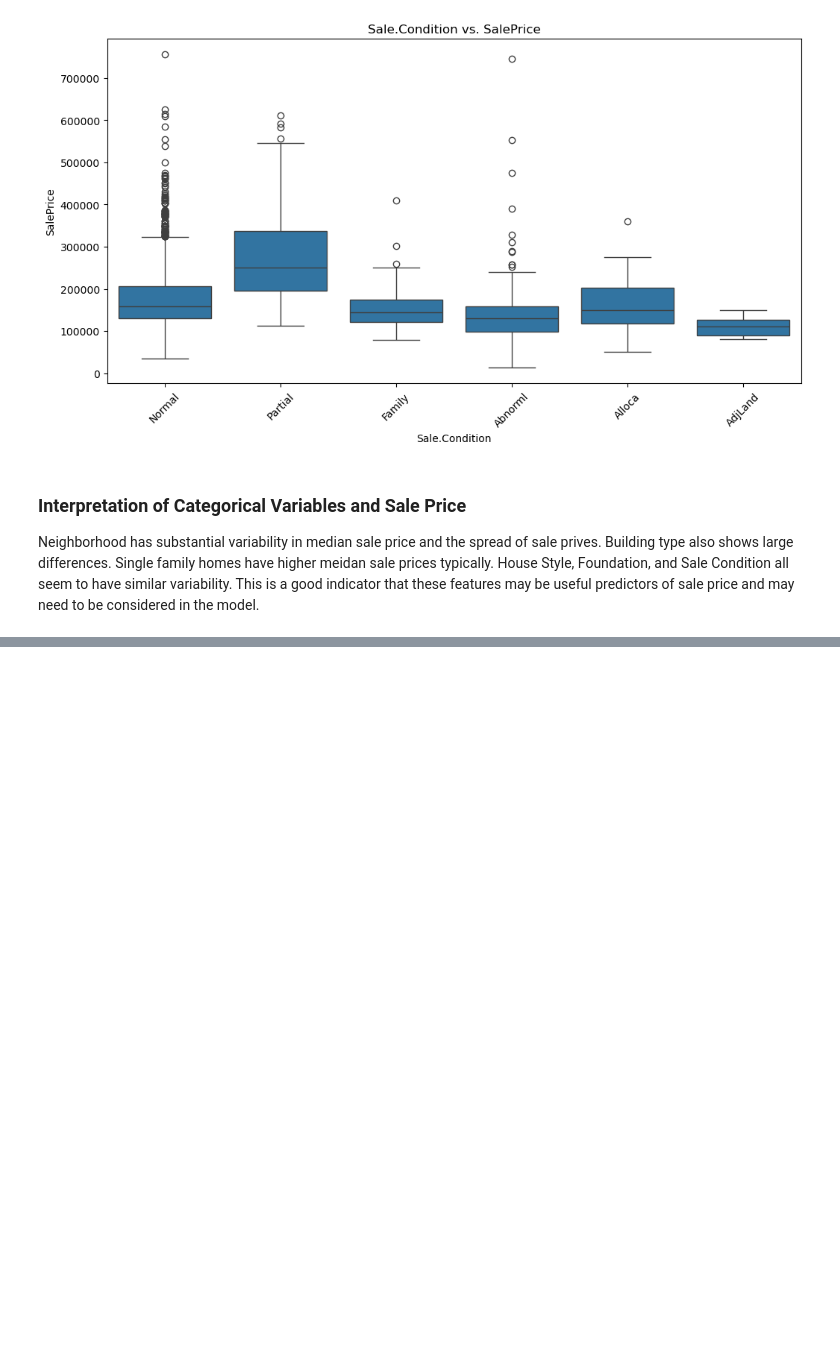
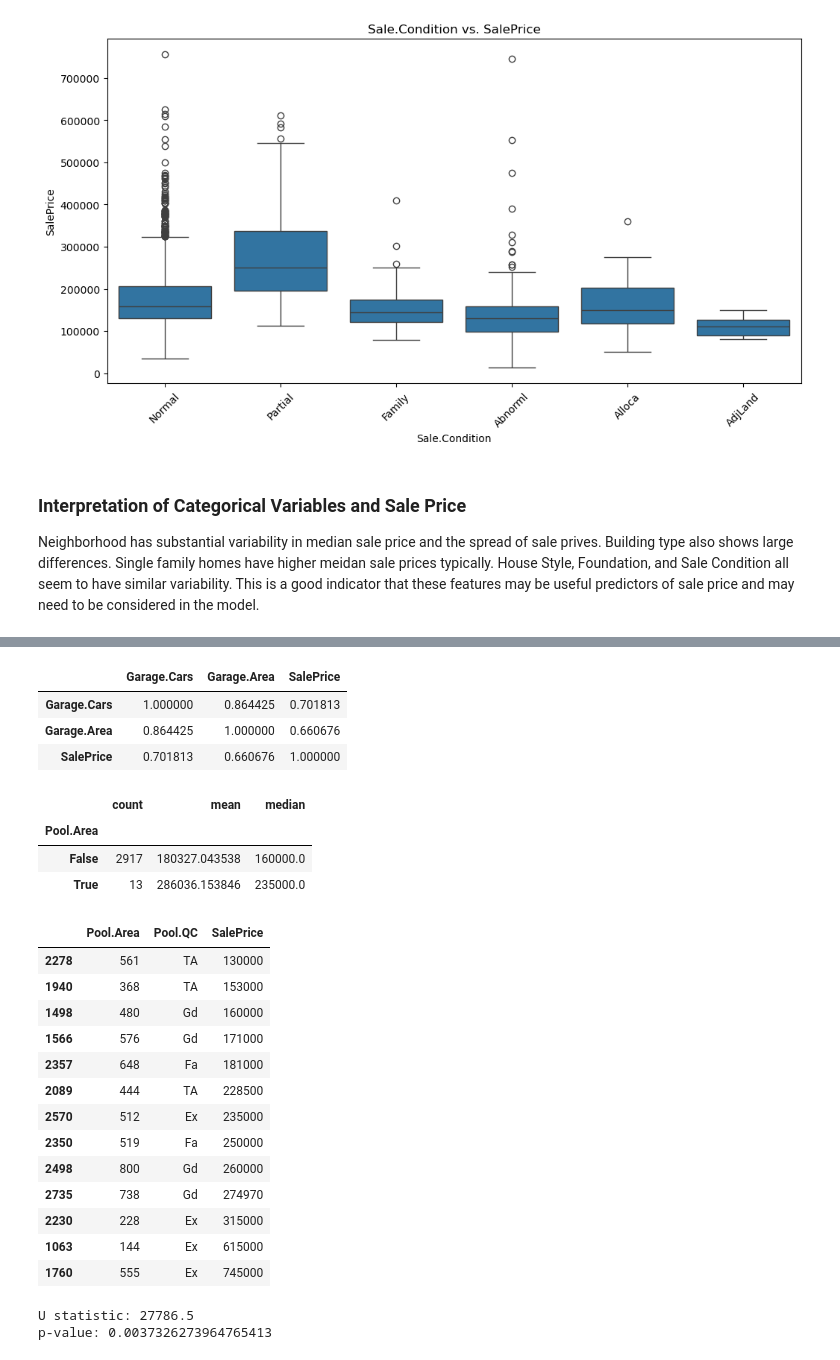
Before and after one commit to andreabarfield/DSC-355-, a Jupyter notebook: Term Project/EDA Housing Dataset Milestone 2.ipynb, the cells around one changed output, grey strips where cells are left out. Saved outputs shown, nothing was run; the diff lists cells and outputs as text; code cells hidden in the pictures; blank space fills up the shorter version.

```diff
--- a/Term Project/EDA Housing Dataset Milestone 2.ipynb
+++ b/Term Project/EDA Housing Dataset Milestone 2.ipynb
@@ -395,0 +509,44 @@ Neighborhood has substantial variability in median sale price and the spread of
+# %%
+df[["Garage.Cars", "Garage.Area", "SalePrice"]].corr(method="spearman")
+# %% [output]
+|  | Garage.Cars | Garage.Area | SalePrice |
+| Garage.Cars | 1.000000 | 0.864425 | 0.701813 |
+| Garage.Area | 0.864425 | 1.000000 | 0.660676 |
+| SalePrice | 0.701813 | 0.660676 | 1.000000 |
+# %%
+df.groupby(df["Pool.Area"] > 0)["SalePrice"].agg(["count", "mean", "median"])
+# %% [output]
+|  | count | mean | median |
+| Pool.Area |  |  |  |
+| False | 2917 | 180327.043538 | 160000.0 |
+| True | 13 | 286036.153846 | 235000.0 |
+# %%
+df[df["Pool.Area"] > 0][["Pool.Area", "Pool.QC", "SalePrice"]].sort_values("SalePrice")
+# %% [output]
+|  | Pool.Area | Pool.QC | SalePrice |
+| 2278 | 561 | TA | 130000 |
+| 1940 | 368 | TA | 153000 |
+| 1498 | 480 | Gd | 160000 |
+| 1566 | 576 | Gd | 171000 |
+| 2357 | 648 | Fa | 181000 |
+| 2089 | 444 | TA | 228500 |
+| 2570 | 512 | Ex | 235000 |
+| 2350 | 519 | Fa | 250000 |
+| 2498 | 800 | Gd | 260000 |
+| 2735 | 738 | Gd | 274970 |
+| 2230 | 228 | Ex | 315000 |
+| 1063 | 144 | Ex | 615000 |
+| 1760 | 555 | Ex | 745000 |
+# %%
+from scipy.stats import mannwhitneyu
+
+no_pool = df.loc[df["Pool.Area"] == 0, "SalePrice"]
+pool = df.loc[df["Pool.Area"] > 0, "SalePrice"]
+
+stat, p_value = mannwhitneyu(pool, no_pool, alternative="two-sided")
+
+print("U statistic:", stat)
+print("p-value:", p_value)
+# %% [output]
+U statistic: 27786.5
+p-value: 0.0037326273964765413
```
Also changed, not shown: parts of 13 cells of this notebook, 9 other files.
